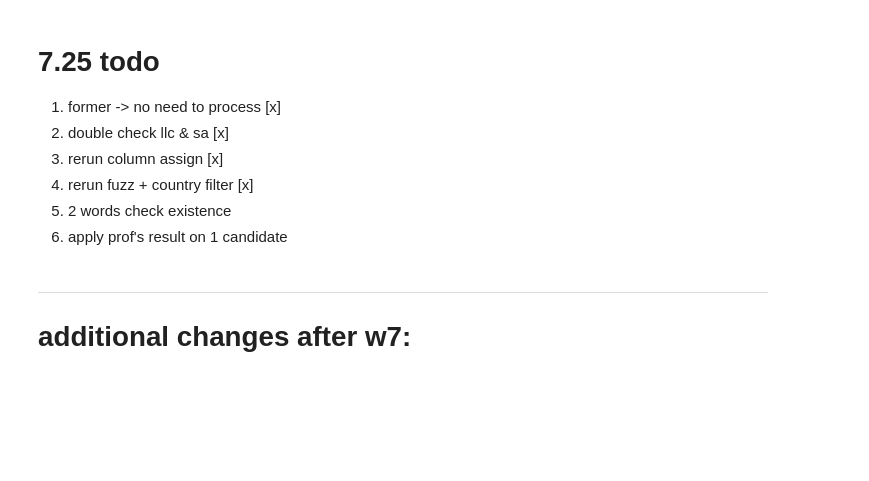
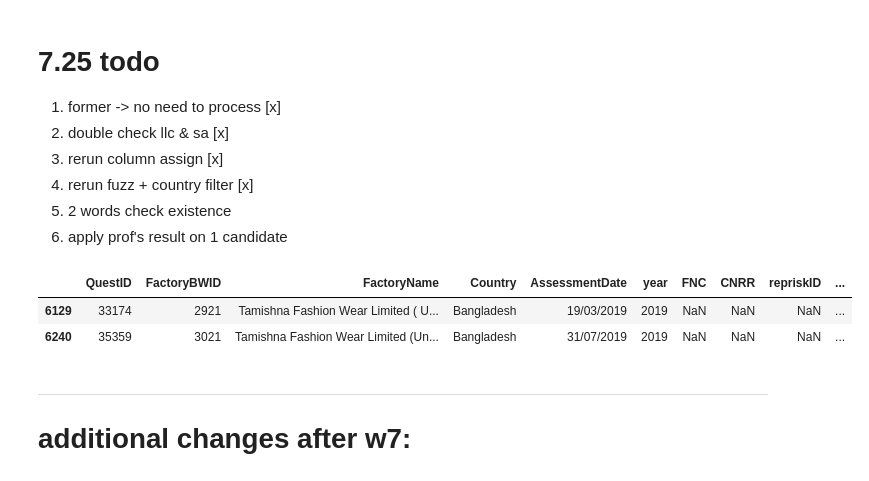
Before and after one commit to xolyn/labor_audit, a Jupyter notebook: LingyuZhou/w8/w8.ipynb, the cells around one changed output. Drawn from its saved outputs; the diff is of its cells as text; code cells hidden in the pictures; blank space fills up the shorter version.

```diff
--- a/LingyuZhou/w8/w8.ipynb
+++ b/LingyuZhou/w8/w8.ipynb
@@ -75,6 +75,12 @@ ciFacts=list(ci.company_name.unique()) #len:
 # %%
 bw["cName"]=bw["FactoryName"].apply(strProcess, aggresive=1)
 ci["cName"]=ci["company_name"].apply(strProcess, aggresive=1)
+# %%
+bw[bw.cName.str.contains("tamishna")]
+# %% [output]
+|  | QuestID | FactoryBWID | FactoryName | Country | AssessmentDate | year | FNC | CNRR | repriskID | ... |
+| 6129 | 33174 | 2921 | Tamishna Fashion Wear Limited ( U... | Bangladesh | 19/03/2019 | 2019 | NaN | NaN | NaN | ... |
+| 6240 | 35359 | 3021 | Tamishna Fashion Wear Limited (Un... | Bangladesh | 31/07/2019 | 2019 | NaN | NaN | NaN | ... |
 # %% [markdown]
 ---
 # additional changes after w7:
```
Also changed, not shown: 1 other file.
